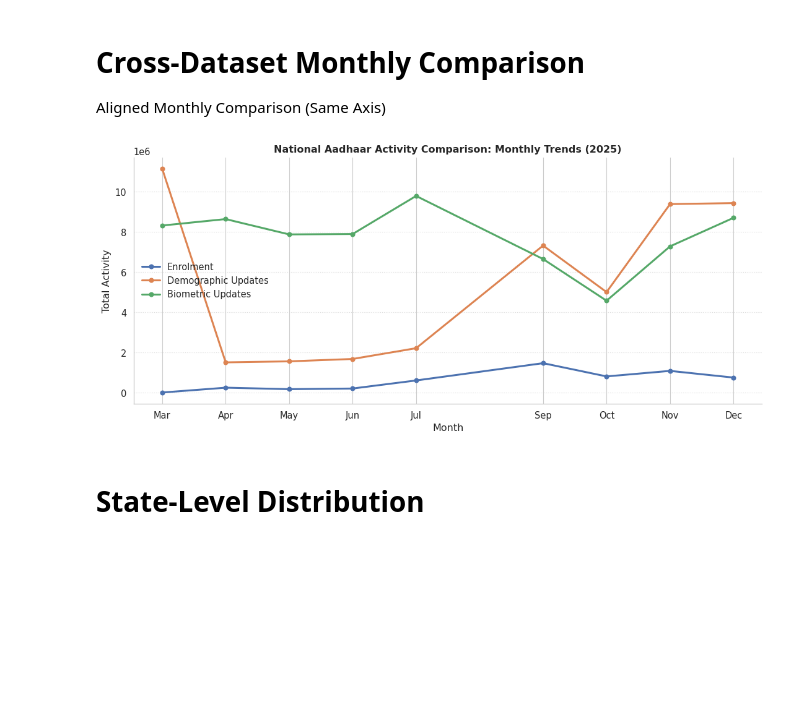
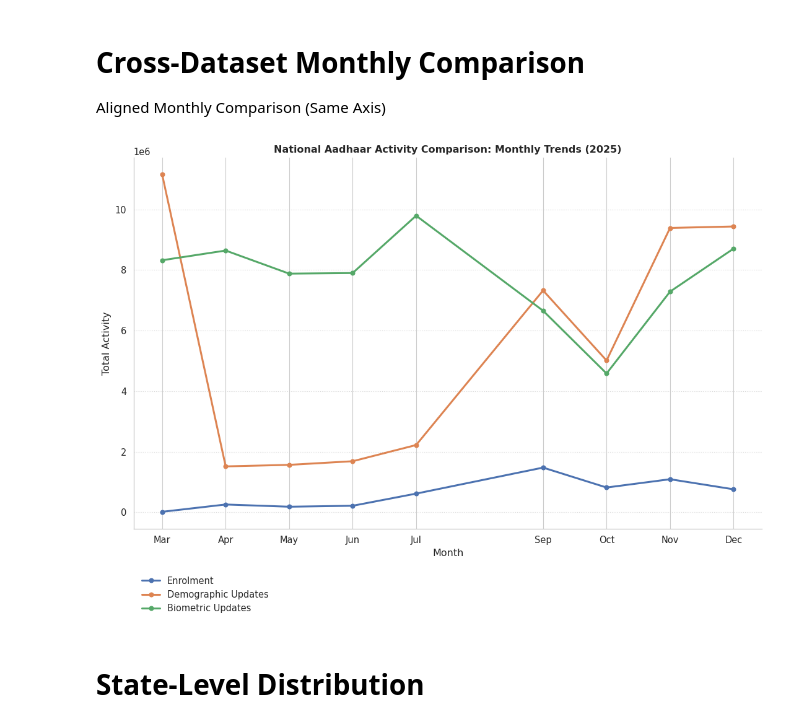
Before and after one commit to Vishal-141206/UIDAI-Data_Hackathon, a Jupyter notebook: uidai.ipynb, the cells around one changed output. Drawn from its saved outputs; the diff is of its cells as text; code cells hidden in the pictures; blank space fills up the shorter version.

```diff
--- a/uidai.ipynb
+++ b/uidai.ipynb
@@ -933,7 +911,7 @@ monthly_bio = (
 )
 
 
-plt.figure(figsize=(11, 5))
+plt.figure(figsize=(11, 8))
 ax = plt.gca()
 
 ax.plot(
@@ -949,36 +927,36 @@ ax.plot(
     monthly_demo['total_demo'],
     marker='o',
     linewidth=2.2,
     label='Demographic Updates'
 )
 
 ax.plot(
     monthly_bio['month'],
     monthly_bio['total_bio'],
     marker='o',
     linewidth=2.2,
     label='Biometric Updates'
 )
 
 ax.set_xticks(monthly_enrol['month'])
 ax.set_xticklabels(monthly_enrol['month_name'])
 
 ax.set_xlabel('Month')
 ax.set_ylabel('Total Activity')
 ax.set_title(
     'National Aadhaar Activity Comparison: Monthly Trends (2025)',
     fontweight='bold'
 )
 
 ax.ticklabel_format(style='sci', axis='y', scilimits=(6,6))
-ax.legend(frameon=False)
-ax.grid(axis='y', linestyle=':', alpha=0.7)
+ax.legend(frameon=False, loc='lower left',bbox_to_anchor=(0,-0.25))
+ax.grid(axis='y', linestyle=':', alpha=0.75)
 
 sns.despine(top=True, right=True)
 plt.tight_layout()
 plt.show()
 # %% [output]
-[figure, old version]
+[figure, new version]
 # %% [markdown]
 # State-Level Distribution
 # %%
```
Also changed, not shown: parts of 4 cells of this notebook.
